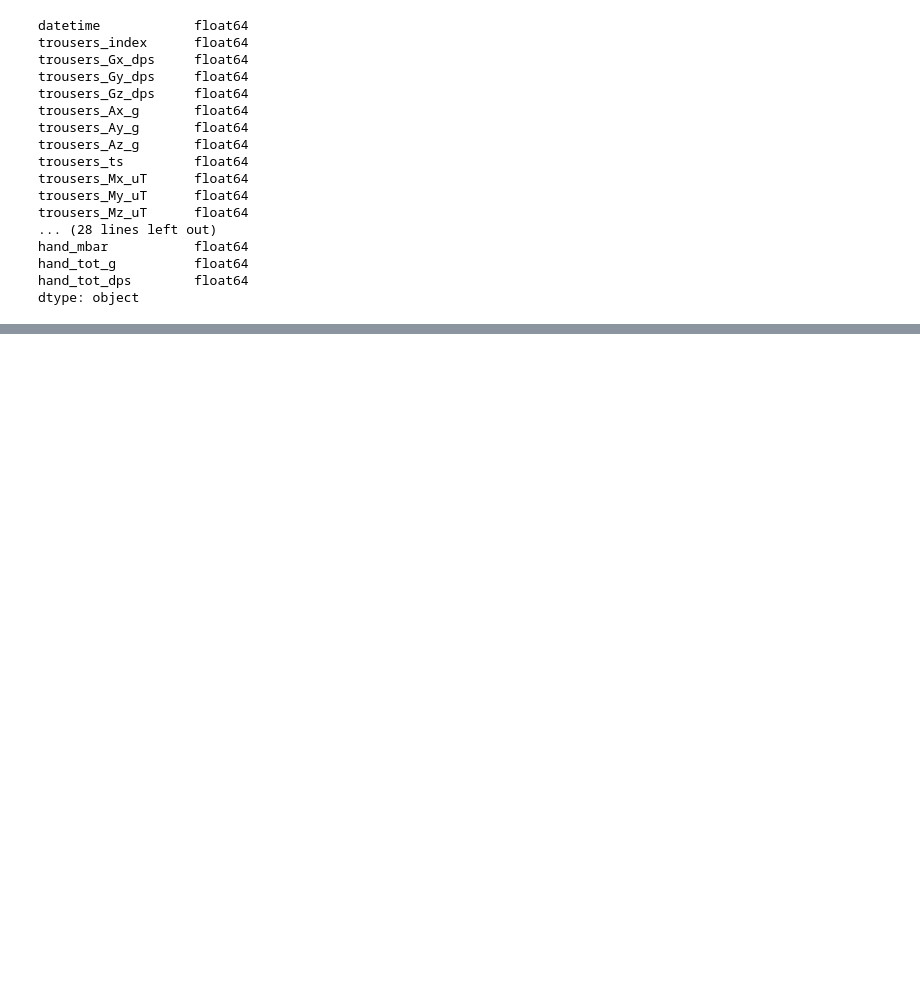
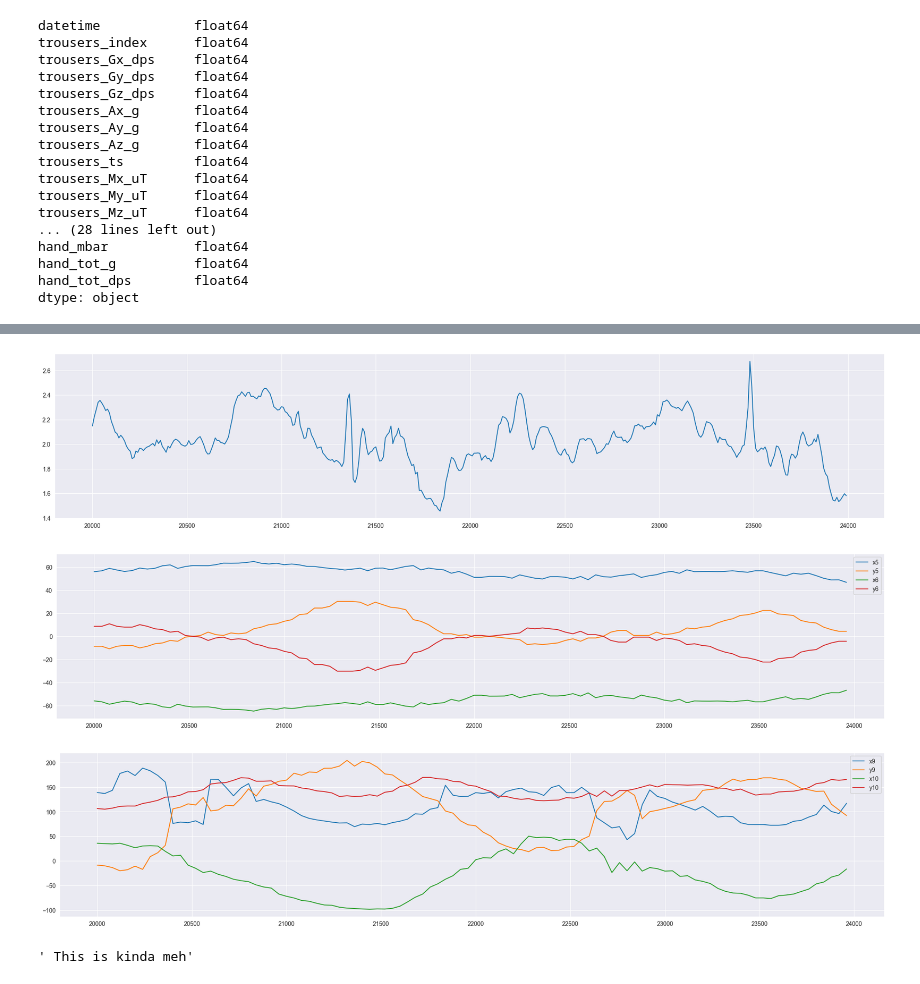
Before and after one commit to Gr33nMayhem/SyntheticIMUGeneration, a Jupyter notebook: notebooks/VTT-Conlot-Data_Visualisation.ipynb, the cells around one changed output, grey strips where cells are left out. Cells and saved outputs as stored; diff of their text form; code cells hidden in the pictures; blank space fills up the shorter version.

```diff
--- a/notebooks/VTT-Conlot-Data_Visualisation.ipynb
+++ b/notebooks/VTT-Conlot-Data_Visualisation.ipynb
@@ -112,3 +112,45 @@ hand_mbar           float64
 hand_tot_g          float64
 hand_tot_dps        float64
 dtype: object
+# %%
+imu_start = 2000
+imu_end = 2400
+
+keypoint_start = 500
+keypoint_end = 600
+# %%
+def plot():
+    # # plot rows of the imu data
+    # plt.figure(figsize=(25, 5))
+    # plt.plot(imu_data['datetime'][imu_start:imu_end], imu_data['hand_Ax_g'][imu_start:imu_end])
+    # plt.plot(imu_data['datetime'][imu_start:imu_end], imu_data['hand_Ay_g'][imu_start:imu_end])
+    # plt.plot(imu_data['datetime'][imu_start:imu_end], imu_data['hand_Az_g'][imu_start:imu_end])
+    # # show the legend
+    # plt.legend(['hand_Ax_g', 'hand_Ay_g', 'hand_Az_g'])
+    # plt.show()
+
+    # plot magnitude of the acceleration
+    plt.figure(figsize=(25, 5))
+    plt.plot(imu_data['datetime'][imu_start:imu_end],
+             np.sqrt(imu_data['hand_Ax_g'][imu_start:imu_end] ** 2 + imu_data['hand_Ay_g'][imu_start:imu_end] ** 2 +
+                     imu_data['hand_Az_g'][imu_start:imu_end] ** 2))
+    plt.show()
+
+    # plot rows of the keypoint data
+    plt.figure(figsize=(25, 5))
+    plt.plot(keypoint_data['timestamp'][keypoint_start:keypoint_end], keypoint_data['x5'][keypoint_start:keypoint_end])
+    plt.plot(keypoint_data['timestamp'][keypoint_start:keypoint_end], keypoint_data['y5'][keypoint_start:keypoint_end])
+    plt.plot(keypoint_data['timestamp'][keypoint_start:keypoint_end], keypoint_data['x6'][keypoint_start:keypoint_end])
+    plt.plot(keypoint_data['timestamp'][keypoint_start:keypoint_end], keypoint_data['y6'][keypoint_start:keypoint_end])
+    # show the legend
+    plt.legend(['x5', 'y5', 'x6', 'y6'])
+    plt.show()
+
+    plt.figure(figsize=(25, 5))
+    plt.plot(keypoint_data['timestamp'][keypoint_start:keypoint_end], keypoint_data['x9'][keypoint_start:keypoint_end])
+    plt.plot(keypoint_data['timestamp'][keypoint_start:keypoint_end], keypoint_data['y9'][keypoint_start:keypoint_end])
+    plt.plot(keypoint_data['timestamp'][keypoint_start:keypoint_end], keypoint_data['x10'][keypoint_start:keypoint_end])
+    plt.plot(keypoint_data['timestamp'][keypoint_start:keypoint_end], keypoint_data['y10'][keypoint_start:keypoint_end])
+    # show the legend
+    plt.legend(['x9', 'y9', 'x10', 'y10'])
+    plt.show()
@@ -114,0 +210,19 @@ dtype: object
+# %%
+plot()
+# %% [output]
+[figure, added]
+[figure, added]
+[figure, added]
+# %%
+''' This is kinda meh'''
+# # make keypoints the difference between the current and the previous keypoint, make the first row as 0
+# keypoint_data['x5'] = keypoint_data['x5'].diff().fillna(0)
+# keypoint_data['y5'] = keypoint_data['y5'].diff().fillna(0)
+# keypoint_data['x6'] = keypoint_data['x6'].diff().fillna(0)
+# keypoint_data['y6'] = keypoint_data['y6'].diff().fillna(0)
+# keypoint_data['x9'] = keypoint_data['x9'].diff().fillna(0)
+# keypoint_data['y9'] = keypoint_data['y9'].diff().fillna(0)
+# keypoint_data['x10'] = keypoint_data['x10'].diff().fillna(0)
+# keypoint_data['y10'] = keypoint_data['y10'].diff().fillna(0)
+# %% [output]
+' This is kinda meh'
```
Also changed, not shown: parts of 23 cells of this notebook, 3 other files.
